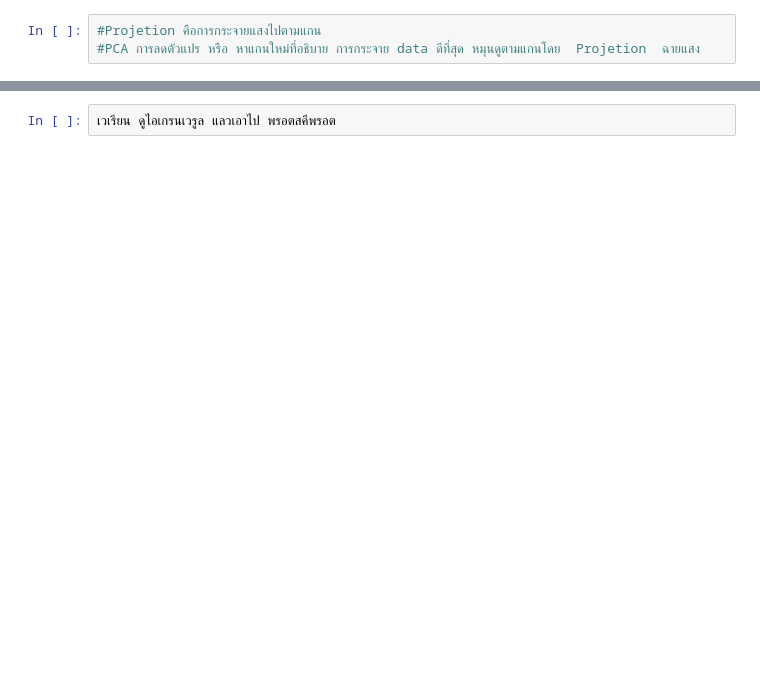
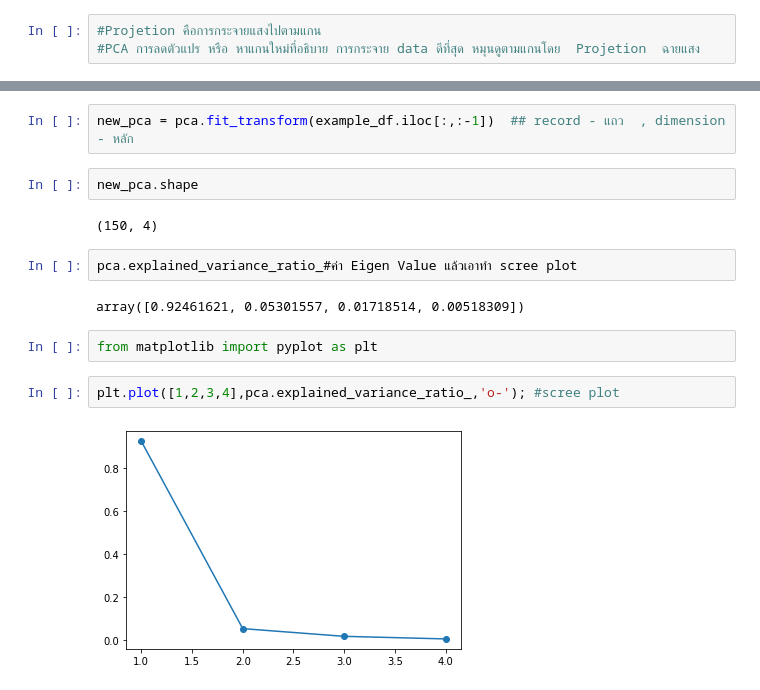
Before and after one commit to waraporn19/data_viz, a Jupyter notebook: Visualize_Data_Distribution_(PCA).ipynb, the cells around one changed output, grey strips where cells are left out. Cells and saved outputs as stored; diff of their text form; blank space fills up the shorter version.

```diff
--- a/Visualize_Data_Distribution_(PCA).ipynb
+++ b/Visualize_Data_Distribution_(PCA).ipynb
@@ -16,2 +53,16 @@ pca จะกำหนดอะไรบ้าง
-# %%
-เวเรียน ดูไอเกรนเวรูล แลวเอาไป พรอตสคีพรอต
+# %%
+new_pca = pca.fit_transform(example_df.iloc[:,:-1])  ## record - แถว  , dimension - หลัก
+# %%
+new_pca.shape
+# %% [output]
+(150, 4)
+# %%
+pca.explained_variance_ratio_#ค่า Eigen Value แล้วเอาทำ scree plot
+# %% [output]
+array([0.92461621, 0.05301557, 0.01718514, 0.00518309])
+# %%
+from matplotlib import pyplot as plt
+# %%
+plt.plot([1,2,3,4],pca.explained_variance_ratio_,'o-'); #scree plot
+# %% [output]
+[figure, added]
```
Also changed, not shown: parts of 14 cells of this notebook.
